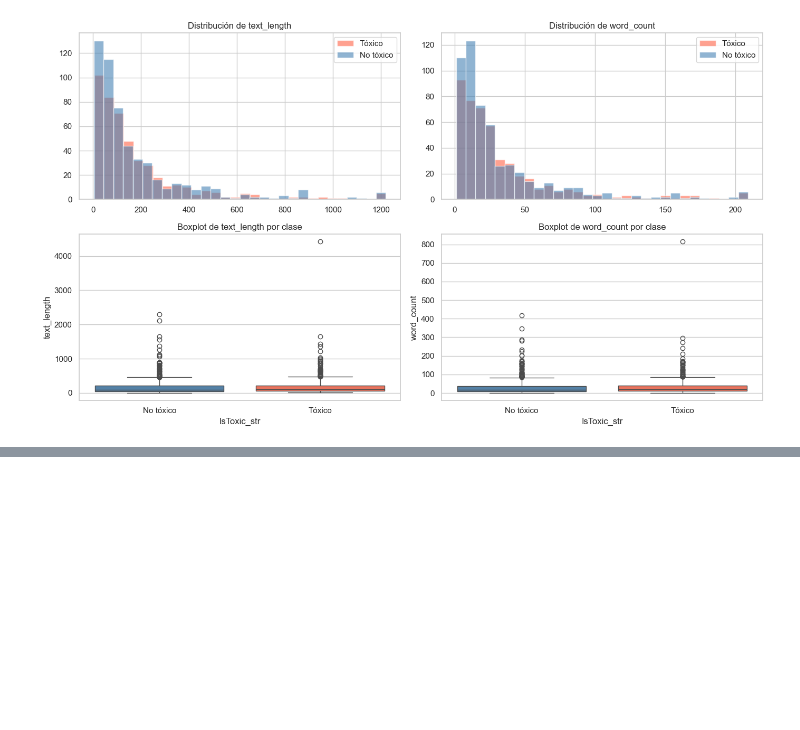
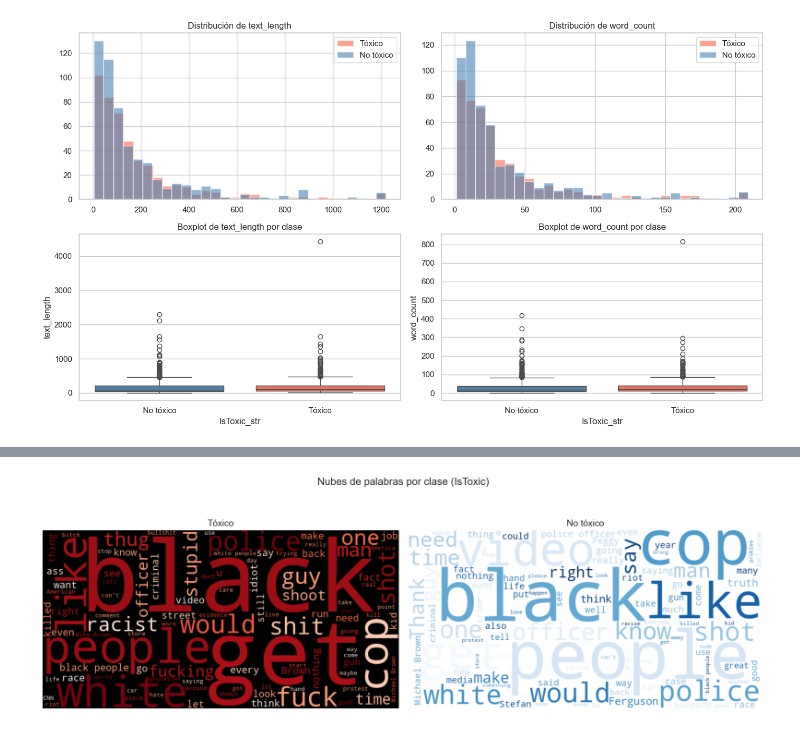
Before and after one commit to Bootcamp-IA-P6/Project_9_NLP_Team2, a Jupyter notebook: notebooks/00_eda_V04.ipynb, the cells around one changed output, grey strips where cells are left out. Drawn from its saved outputs; the diff is of its cells as text; code cells hidden in the pictures; blank space fills up the shorter version.

Commit message:
feat: generate wordclouds by IsToxic class (#5, #1)

```diff
--- a/notebooks/00_eda_V04.ipynb
+++ b/notebooks/00_eda_V04.ipynb
@@ -311,0 +318,24 @@ True     34.6  53.3  1.0  10.0  20.0  40.0  815.0
+# %%
+stop_words = set(stopwords.words('english'))
+
+toxic_text   = ' '.join(df[df[TARGET] == True]['Text'].astype(str))
+notoxic_text = ' '.join(df[df[TARGET] == False]['Text'].astype(str))
+
+fig, axes = plt.subplots(1, 2, figsize=(16, 6))
+
+for ax, text, title, bg, cmap in [
+    (axes[0], toxic_text,   'Tóxico',     'black', 'Reds'),
+    (axes[1], notoxic_text, 'No tóxico',  'white', 'Blues'),
+]:
+    wc = WordCloud(stopwords=stop_words, background_color=bg,
+                   colormap=cmap, width=800, height=400,
+                   max_words=100).generate(text)
+    ax.imshow(wc, interpolation='bilinear')
+    ax.set_title(title, fontsize=14)
+    ax.axis('off')
+
+plt.suptitle('Nubes de palabras por clase (IsToxic)', fontsize=16)
+plt.tight_layout()
+plt.show()
+# %% [output]
+[figure, added]
```
Also changed, not shown: parts of 1 cell of this notebook.
